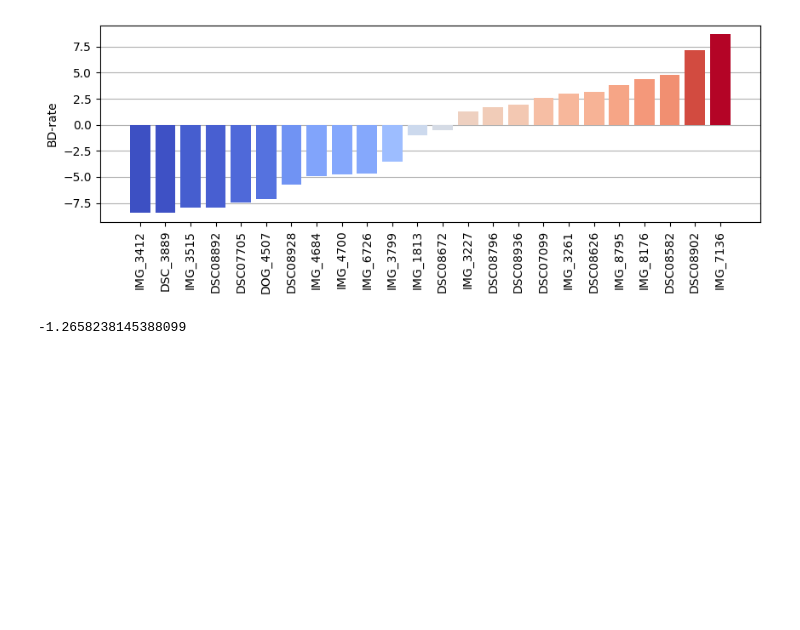
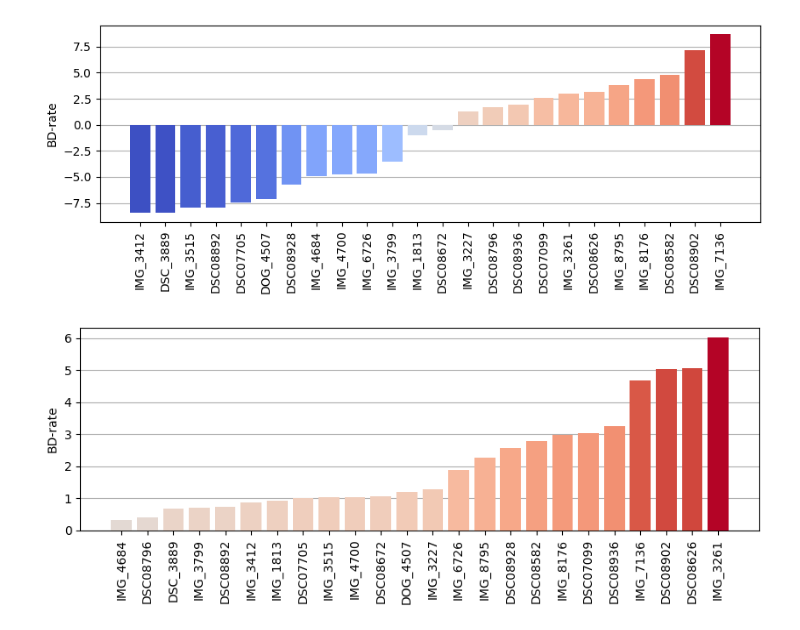
Before and after one commit to fgvfgfg564/TCM-lite, a Jupyter notebook: experiments/SAv1/performance/plot_performance.ipynb, the cells around one changed output. Saved outputs shown, nothing was run; the diff lists cells and outputs as text; code cells hidden in the pictures; blank space fills up the shorter version.

```diff
--- a/experiments/SAv1/performance/plot_performance.ipynb
+++ b/experiments/SAv1/performance/plot_performance.ipynb
@@ -320,7 +320,7 @@ plt.savefig("ours_vtm_imgwise.png", dpi=300, bbox_inches="tight")
 plt.savefig("ours_vtm_imgwise.pdf", bbox_inches="tight")
 # %% [output]
 [figure]
-# %%
-ours_results[1.0].bd_rate(anchor_results['vtm'])
-# %% [output]
--1.2658238145388099
+# %%
+plot_img_results(ours_results[0.01], anchor_results["tcm"])
+# %% [output]
+[figure, added]
```
Also changed, not shown: parts of 5 cells of this notebook, 49 other files.
